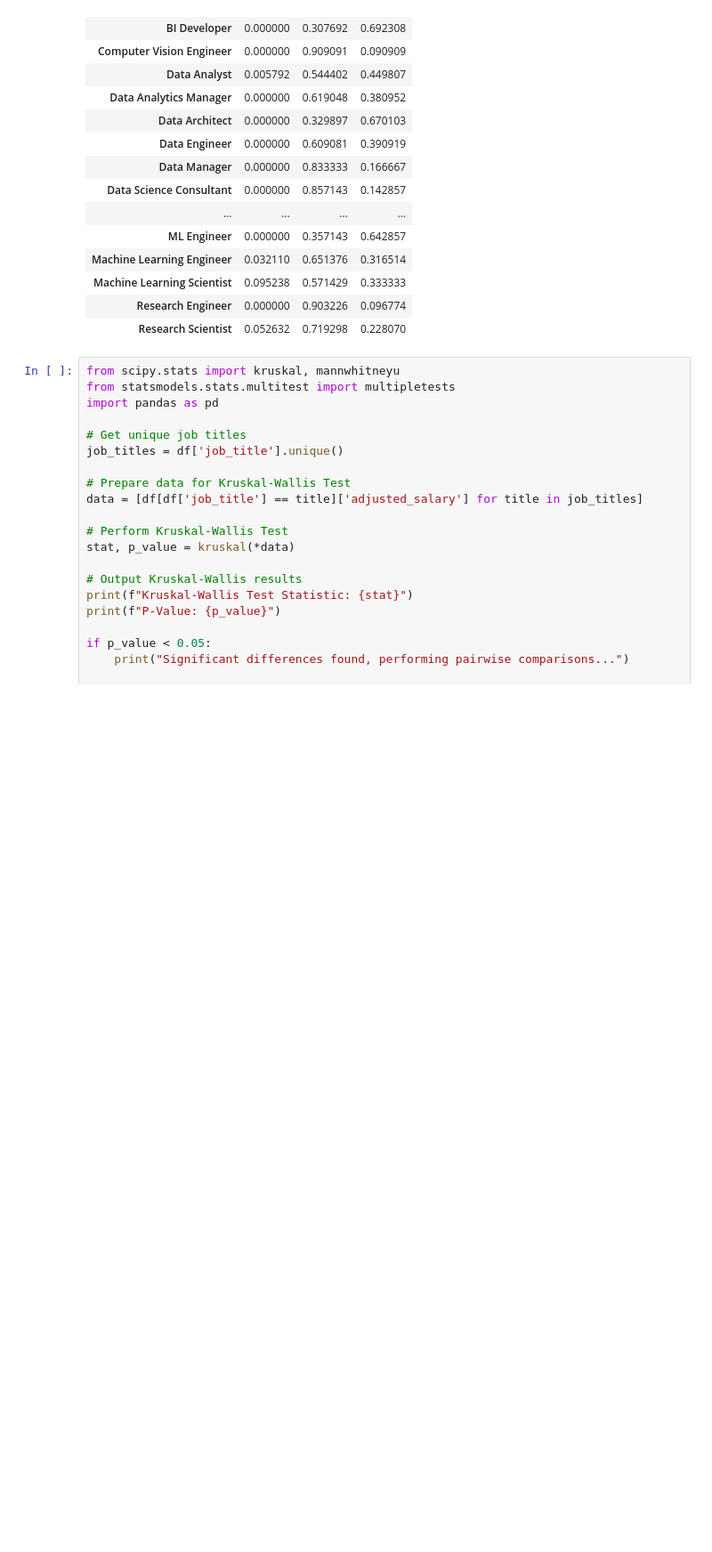
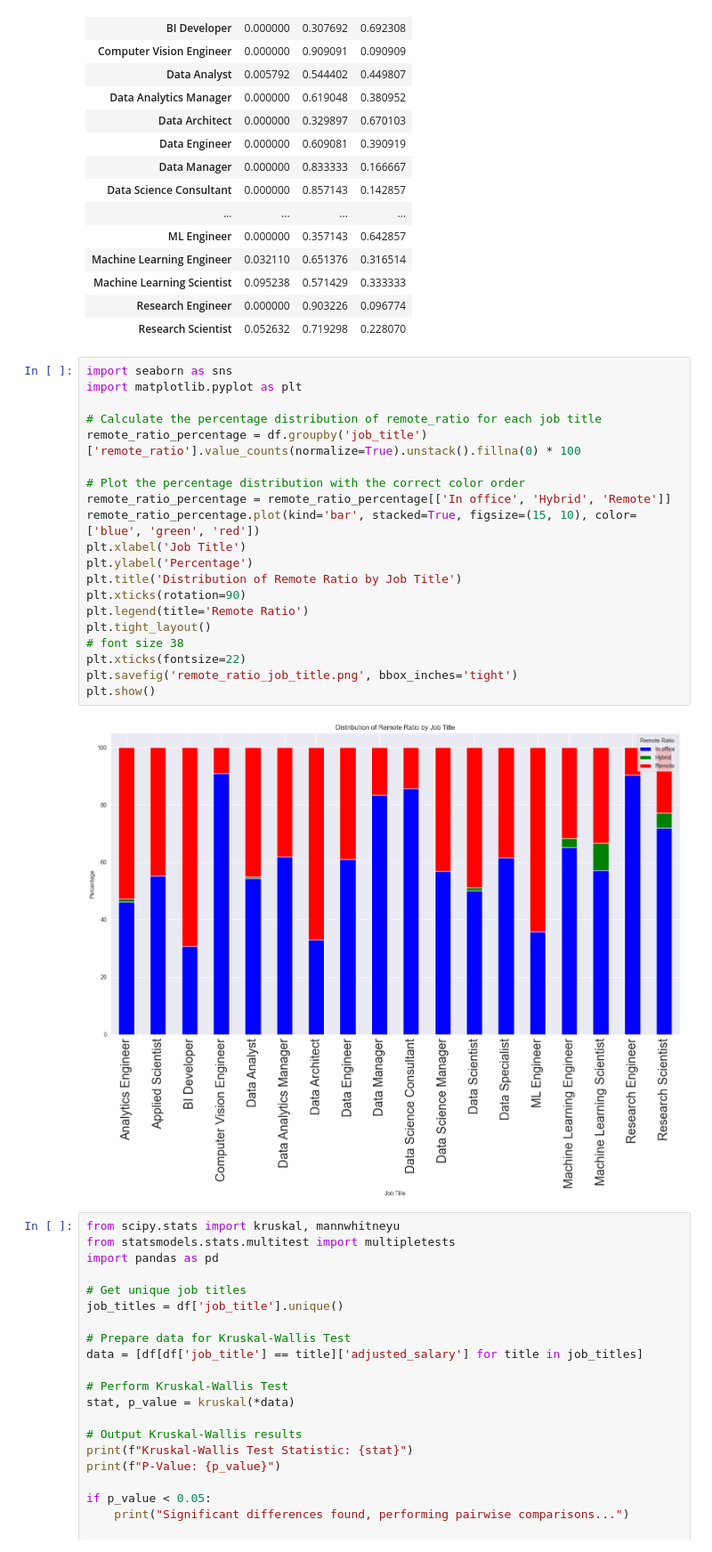
Before and after one commit to geoburdin/DataScientistSalary, a Jupyter notebook: analysis.ipynb, the cells around one changed output. Shown at 89% size. Drawn from its saved outputs; the diff is of its cells as text; blank space fills up the shorter version.

```diff
--- a/analysis.ipynb
+++ b/analysis.ipynb
@@ -354,6 +364,28 @@ df.groupby('job_title')['remote_ratio'].value_counts(normalize=True).unstack().f
 | Machine Learning Scientist | 0.095238 | 0.571429 | 0.333333 |
 | Research Engineer | 0.000000 | 0.903226 | 0.096774 |
 | Research Scientist | 0.052632 | 0.719298 | 0.228070 |
+# %%
+import seaborn as sns
+import matplotlib.pyplot as plt
+
+# Calculate the percentage distribution of remote_ratio for each job title
+remote_ratio_percentage = df.groupby('job_title')['remote_ratio'].value_counts(normalize=True).unstack().fillna(0) * 100
+
+# Plot the percentage distribution with the correct color order
+remote_ratio_percentage = remote_ratio_percentage[['In office', 'Hybrid', 'Remote']]
+remote_ratio_percentage.plot(kind='bar', stacked=True, figsize=(15, 10), color=['blue', 'green', 'red'])
+plt.xlabel('Job Title')
+plt.ylabel('Percentage')
+plt.title('Distribution of Remote Ratio by Job Title')
+plt.xticks(rotation=90)
+plt.legend(title='Remote Ratio')
+plt.tight_layout()
+# font size 38
+plt.xticks(fontsize=22)
+plt.savefig('remote_ratio_job_title.png', bbox_inches='tight')
+plt.show()
+# %% [output]
+[figure, added]
 # %%
 from scipy.stats import kruskal, mannwhitneyu
 from statsmodels.stats.multitest import multipletests
```
Also changed, not shown: parts of 3 cells of this notebook, 8 other files.
